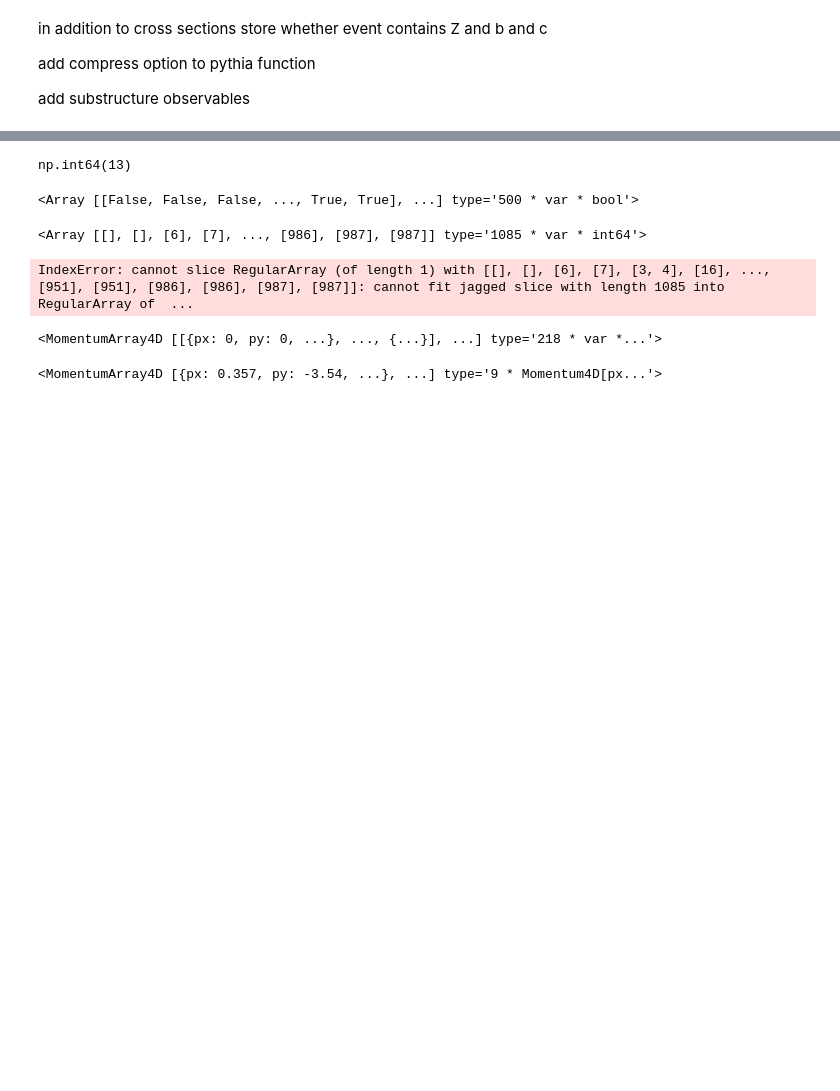
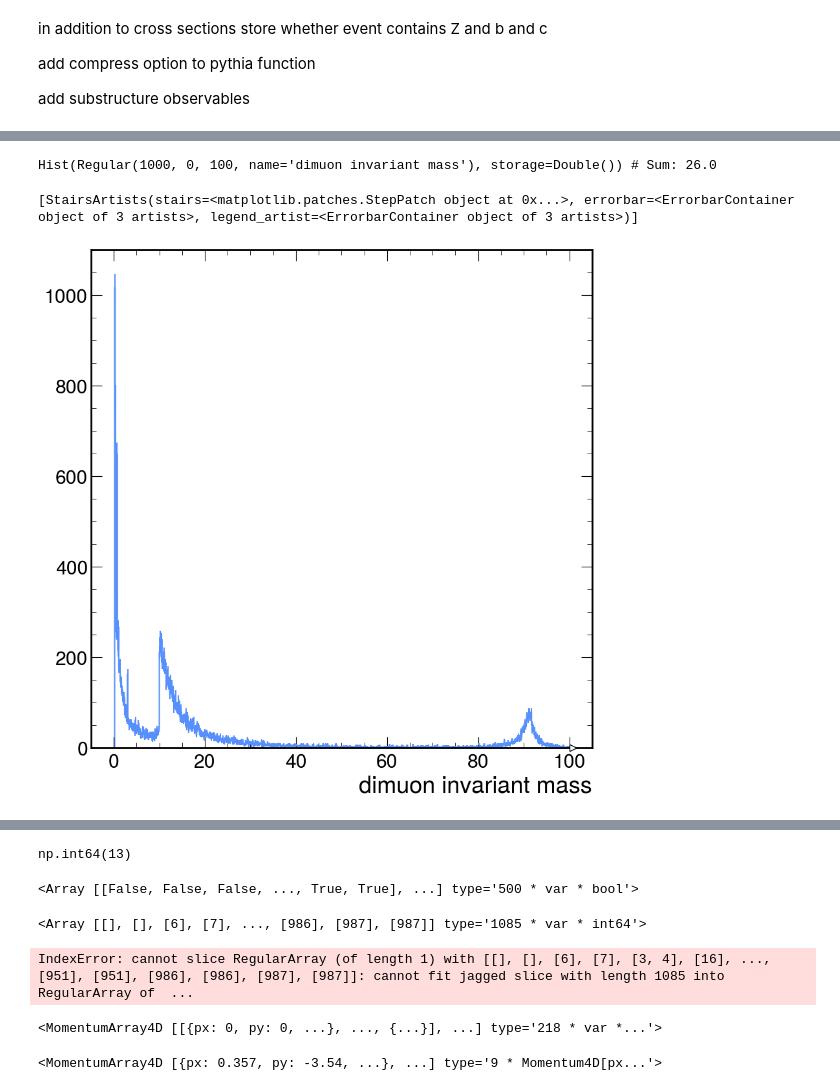
Before and after one commit to ravikoka/z_plus_hf, a Jupyter notebook: feasibility/analysis.ipynb, the cells around one changed output, grey strips where cells are left out. Cells and saved outputs as stored; diff of their text form; code cells hidden in the pictures; blank space fills up the shorter version.

```diff
--- a/feasibility/analysis.ipynb
+++ b/feasibility/analysis.ipynb
@@ -32,0 +189,10 @@ add substructure observables
+# %%
+inv_mass_dist = hist.Hist(hist.axis.Regular(1000, 0, 100, name='dimuon invariant mass'))
+inv_mass_dist.fill(get_dimuon_invariant_mass(inclusive_particles))
+# %% [output]
+Hist(Regular(1000, 0, 100, name='dimuon invariant mass'), storage=Double()) # Sum: 26.0
+# %%
+hep.histplot(inv_mass_dist)
+# %% [output]
+[StairsArtists(stairs=<matplotlib.patches.StepPatch object at 0x...>, errorbar=<ErrorbarContainer object of 3 artists>, legend_artist=<ErrorbarContainer object of 3 artists>)]
+[figure, added]
```
Also changed, not shown: parts of 83 cells of this notebook.
